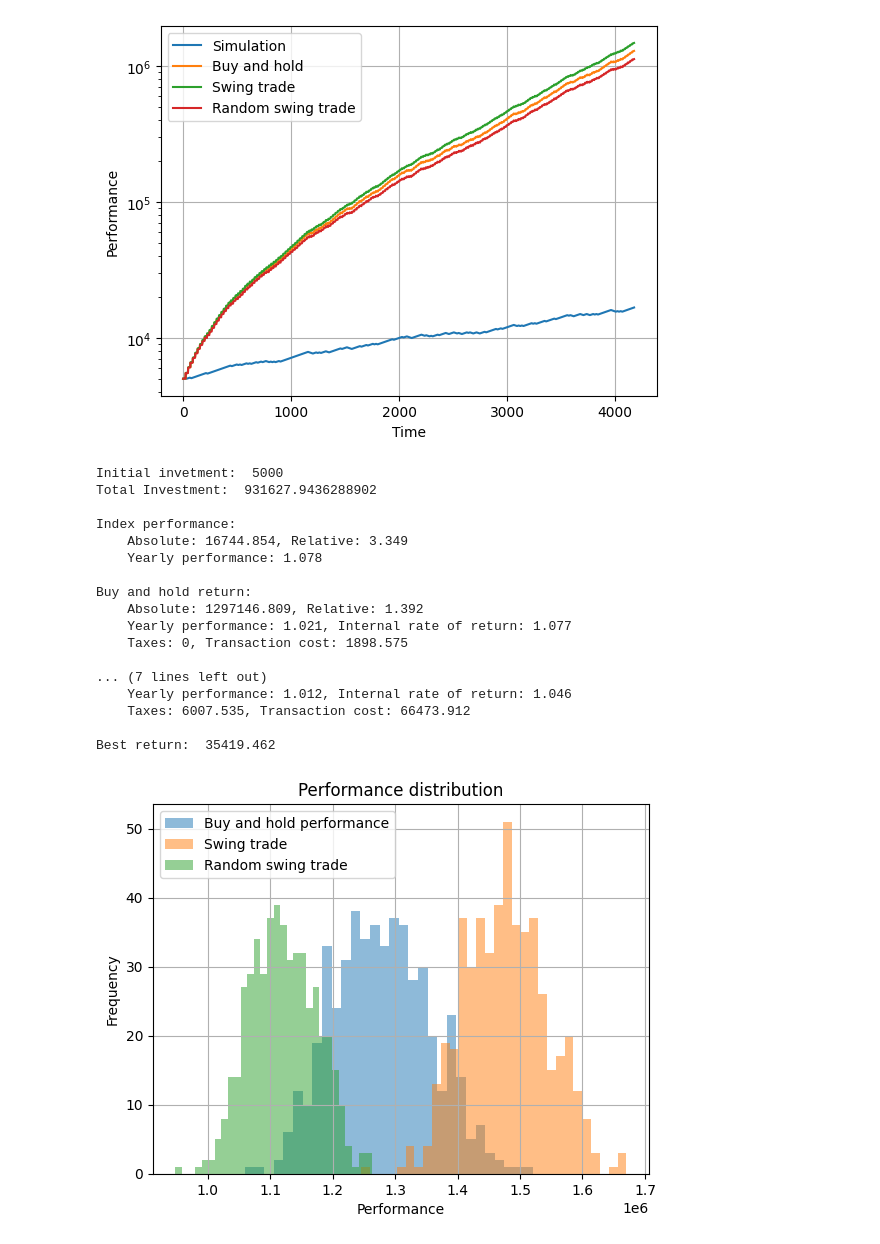
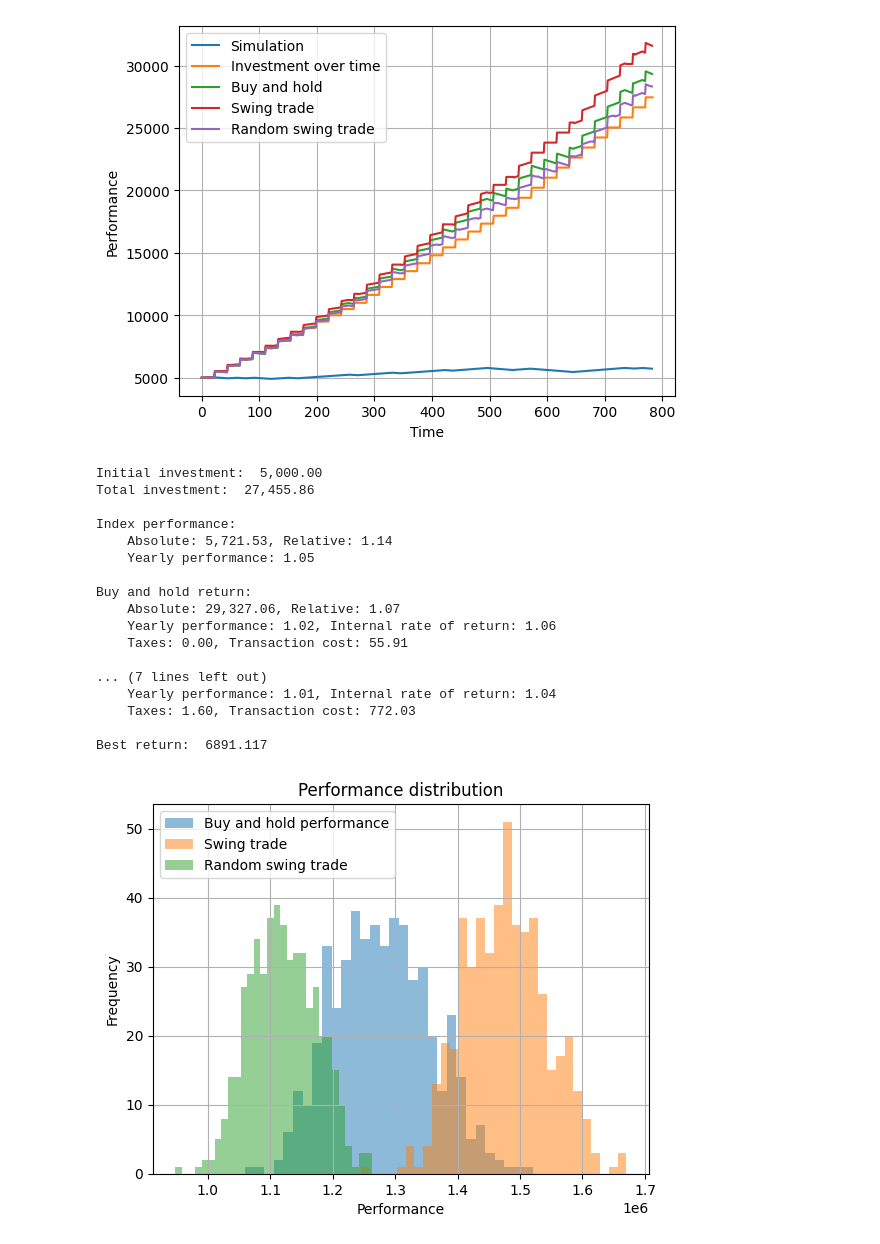
Before and after one commit to katakoruma/Chart-Strategy-Simulation, a Jupyter notebook: run_simulation.ipynb, the cells around one changed output. Drawn from its saved outputs; the diff is of its cells as text; code cells hidden in the pictures.

Commit message:
Part1: Added investet_over_time

```diff
--- a/run_simulation.ipynb
+++ b/run_simulation.ipynb
@@ -4,7 +4,7 @@ import matplotlib.pyplot as plt
 from performance_simulation import *
 # %%
 #General parameters
-years = 47
+years = 3
 dt = 15
 time = int(261 * years)
 
@@ -35,8 +35,8 @@ tax_allowance = 1000
 
 initial_investment = 5000
 saving_plan_period = 22
-#saving_plan = {0: 50, 72:60, 84:500, 96:1000, 132:2000, 204:2500, 264:3000, 324:3500, 384:4000, 444:4500, 504:5000}
-#saving_plan = {12*i: 500 * 1.02**(i*12) for i in range(0,years)}
+#saving_plan = {1: 50, 73:60, 85:500, 97:1000, 133:2000, 205:2500, 265:3000, 325:3500, 385:4000, 445:4500, 505:5000}
+saving_plan = {12*i+1: 500 * 1.02**(i*12) for i in range(0,years)}
 
 
 sim = ChartSimulation(yearly_return=yearly_return, daily_return=daily_return, daily_loss=daily_loss, gain_phase=gain_phase, loss_phase=loss_phase, mode=mode,
@@ -50,45 +50,46 @@ buy_and_hold_performance = sim.buy_and_hold()[0]
 random_swing_performance_analyse = sim.random_swing_trade()[0]
 swing_performance_analyse = sim.swing_trade()[0]
 # %%
-plt.plot(performance, label="Simulation")
-plt.plot(buy_and_hold_performance, label="Buy and hold")
-plt.plot(swing_performance_analyse, label="Swing trade")
-plt.plot(random_swing_performance_analyse, label="Random swing trade")
+plt.plot(sim.performance, label="Simulation")
+plt.plot(sim.investet_over_time, label="Investment over time")
+plt.plot(sim.buy_and_hold_performance, label="Buy and hold")
+plt.plot(sim.swing_performance_analyse, label="Swing trade")
+plt.plot(sim.random_swing_performance_analyse, label="Random swing trade")
 #plt.axhline(1, color="black", linestyle="--")
 
 plt.xlabel("Time")
 plt.ylabel("Performance")
 
 plt.grid()
 plt.legend()
 
-plt.yscale("log")
+#plt.yscale("log")
 
 plt.show()
 
 
 #sim.print_parameters()
 sim.print_results(accuracy=3)
 #sim.plot_performance()
 # %% [output]
-[figure, old version]
+[figure, new version]
-Initial invetment:  5000
-Total Investment:  931627.9436288902
+Initial investment:  5,000.00
+Total investment:  27,455.86
 
 Index performance:
-    Absolute: 16744.854, Relative: 3.349
-    Yearly performance: 1.078
+    Absolute: 5,721.53, Relative: 1.14
+    Yearly performance: 1.05
 
 Buy and hold return:
-    Absolute: 1297146.809, Relative: 1.392
-    Yearly performance: 1.021, Internal rate of return: 1.077
-    Taxes: 0, Transaction cost: 1898.575
+    Absolute: 29,327.06, Relative: 1.07
+    Yearly performance: 1.02, Internal rate of return: 1.06
+    Taxes: 0.00, Transaction cost: 55.91
 
 ... (7 lines left out)
-    Yearly performance: 1.012, Internal rate of return: 1.046
-    Taxes: 6007.535, Transaction cost: 66473.912
+    Yearly performance: 1.01, Internal rate of return: 1.04
+    Taxes: 1.60, Transaction cost: 772.03
 
-Best return:  35419.462
+Best return:  6891.117
 # %%
 mc = MonteCarloSimulation(chartsim=sim, parallel=True)
 _ = mc.mc_artificial_chart(n=500)
```
Also changed, not shown: 2 other files.
